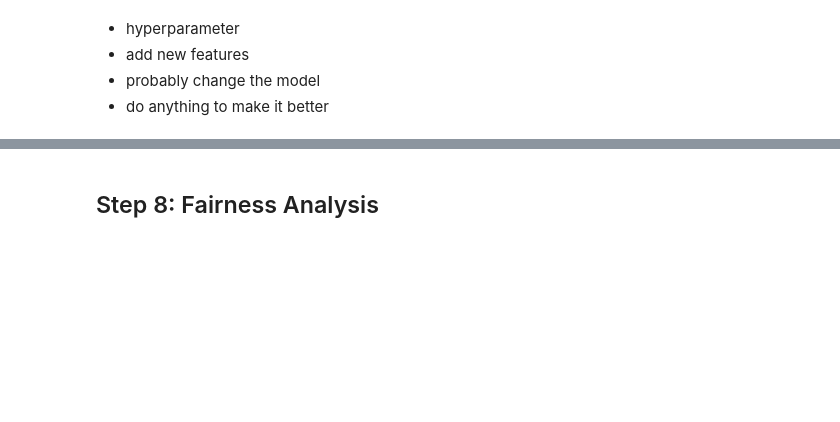
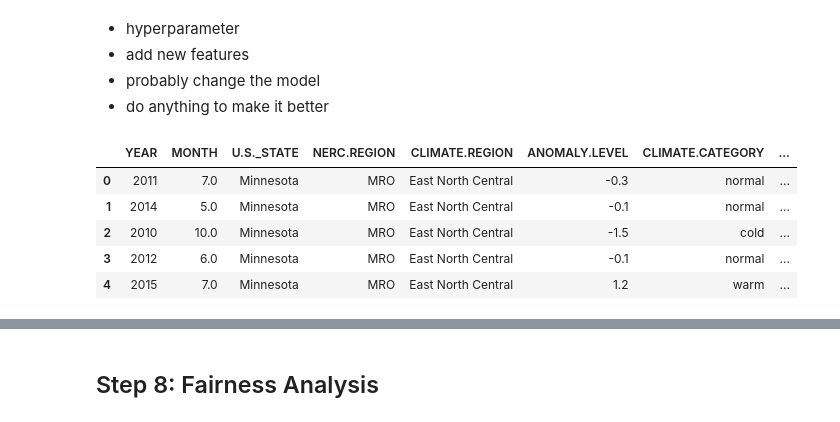
Before and after one commit to tzheng846/Power_Outage_Analysis, a Jupyter notebook: project04/template copy.ipynb, the cells around one changed output, grey strips where cells are left out. Saved outputs shown, nothing was run; the diff lists cells and outputs as text; code cells hidden in the pictures; blank space fills up the shorter version.

```diff
--- a/project04/template copy.ipynb
+++ b/project04/template copy.ipynb
@@ -111,7 +124,10 @@ Could not infer format, so each element will be parsed individually, falling bac
 # %% [markdown]
 Create a column 'AWAKE.OR.SLEEP' to determine whether people are usually awake when the outage happen
 # %%
-outage['AWAKE.OR.SLEEP']=outage['OUTAGE.START.TIME'].apply(lambda x: x if pd.isna(x) else('Awaken' if x>time(6, 0) and x<time(22) else 'Sleeping'))
+outage['DAY.OR.NIGHT']=outage['OUTAGE.START.TIME'].apply(lambda x: x if pd.isna(x) else('DAY' if x>time(6, 0) and x<time(22) else 'NIGHT'))
+# %%
+outage['HAS.HURRICANE']=outage['HURRICANE.NAMES'].notna()
+outage=outage.drop('HURRICANE.NAMES', axis=1)
 # %%
 outage
 # %% [output]
@@ -386,0 +407,10 @@ NameError: name 'Pipeline' is not defined
+# %%
+mdl=outage[outage['OUTAGE.DURATION'].notna()]
+mdl.head()
+# %% [output]
+|  | YEAR | MONTH | U.S._STATE | NERC.REGION | CLIMATE.REGION | ANOMALY.LEVEL | CLIMATE.CATEGORY | ... |
+| 0 | 2011 | 7.0 | Minnesota | MRO | East North Central | -0.3 | normal | ... |
+| 1 | 2014 | 5.0 | Minnesota | MRO | East North Central | -0.1 | normal | ... |
+| 2 | 2010 | 10.0 | Minnesota | MRO | East North Central | -1.5 | cold | ... |
+| 3 | 2012 | 6.0 | Minnesota | MRO | East North Central | -0.1 | normal | ... |
+| 4 | 2015 | 7.0 | Minnesota | MRO | East North Central | 1.2 | warm | ... |
```
Also changed, not shown: parts of 34 cells of this notebook, 4 other files.
